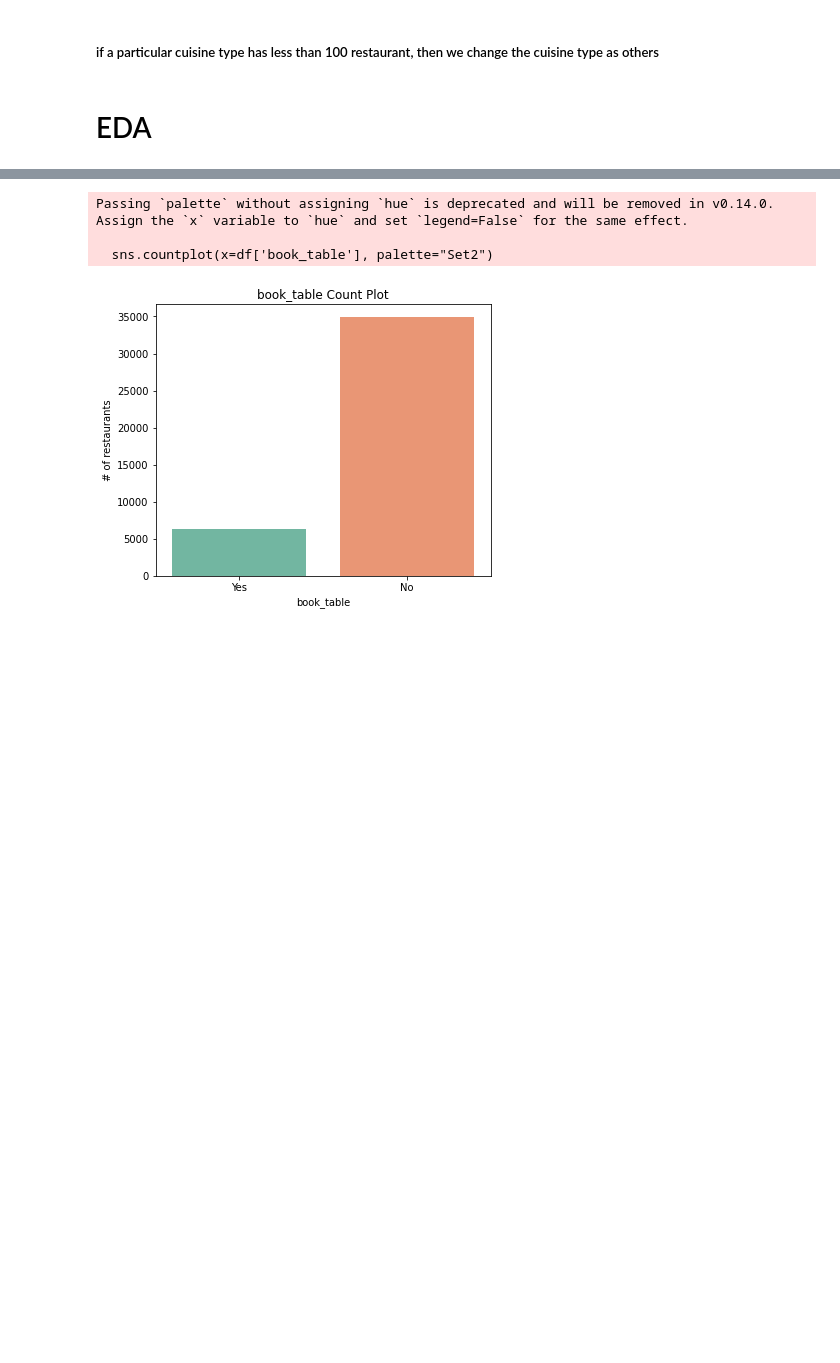
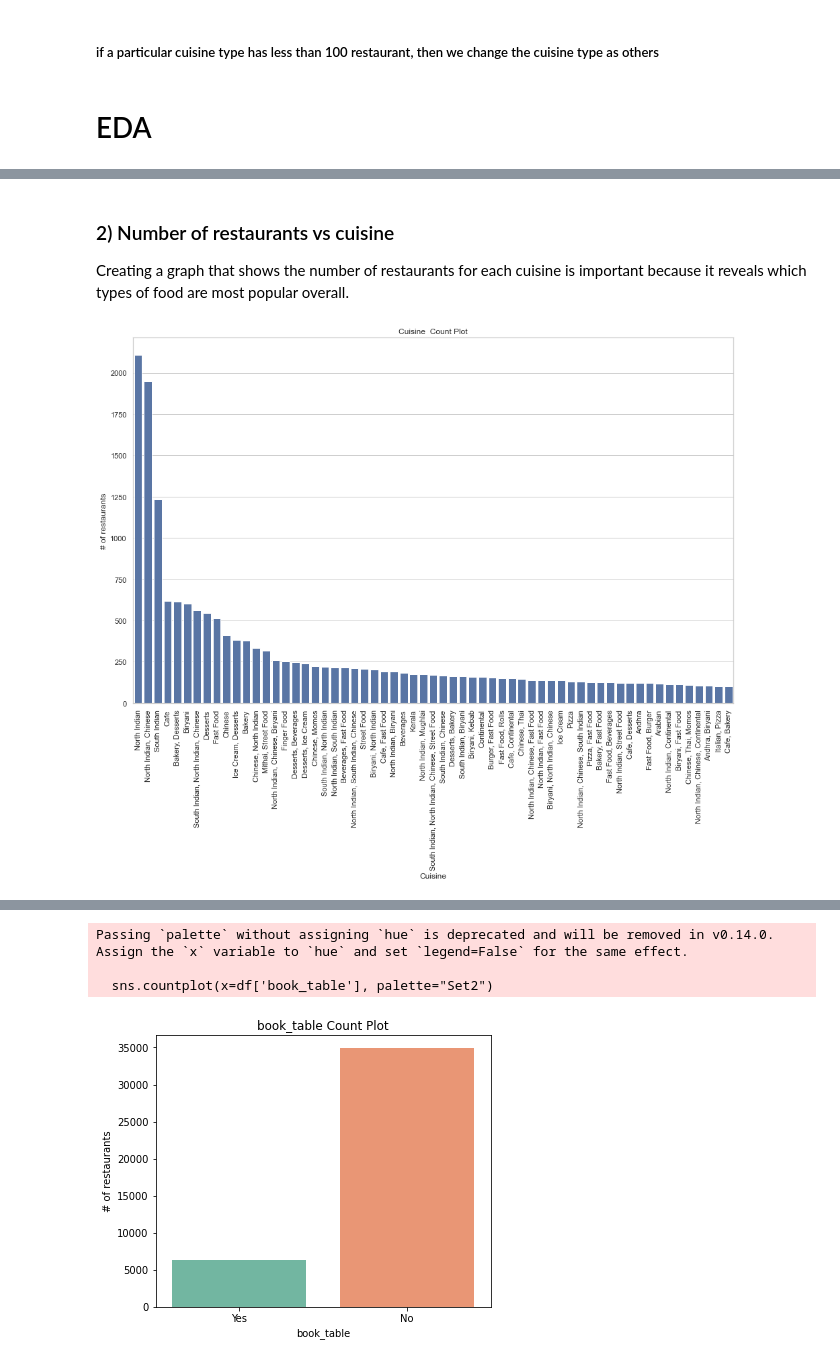
Before and after one commit to vignesh-v-007/dic-project, a Jupyter notebook: dummy.ipynb, the cells around one changed output, grey strips where cells are left out. Drawn from its saved outputs; the diff is of its cells as text; code cells hidden in the pictures; blank space fills up the shorter version.

```diff
--- a/dummy.ipynb
+++ b/dummy.ipynb
@@ -337,0 +327,24 @@ Passing `palette` without assigning `hue` is deprecated and will be removed in v
+# %% [markdown]
+### 2) Number of restaurants vs cuisine
+
+Creating a graph that shows the number of restaurants for each cuisine is important because it reveals which types of food are most popular overall.
+# %%
+# Exclude a cuisines category others
+cuisines_data=df['cuisines']
+filtered_cuisines_data = cuisines_data[cuisines_data != "others"]
+
+
+# Create a count plot
+plt.figure(figsize = (16,10))
+sns.countplot(x=filtered_cuisines_data,order=filtered_cuisines_data.value_counts().index)
+
+# Set labels and title
+plt.xlabel("Cuisine")
+plt.ylabel("# of restaurants")
+plt.title("Cuisine  Count Plot")
+plt.xticks(rotation=90)
+
+# Show the plot
+plt.show()
+# %% [output]
+[figure, added]
```
Also changed, not shown: parts of 42 cells of this notebook.
